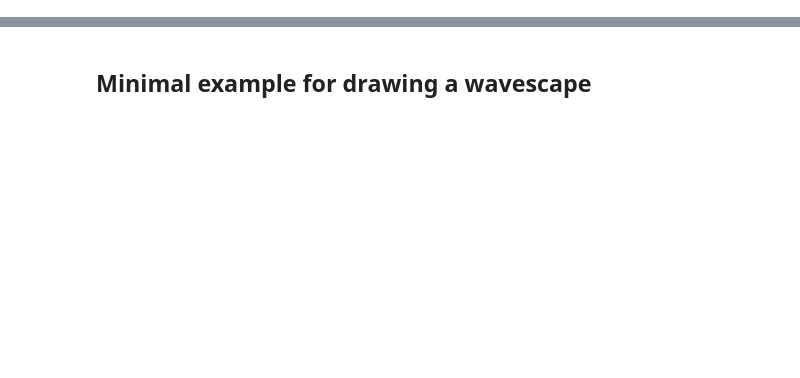
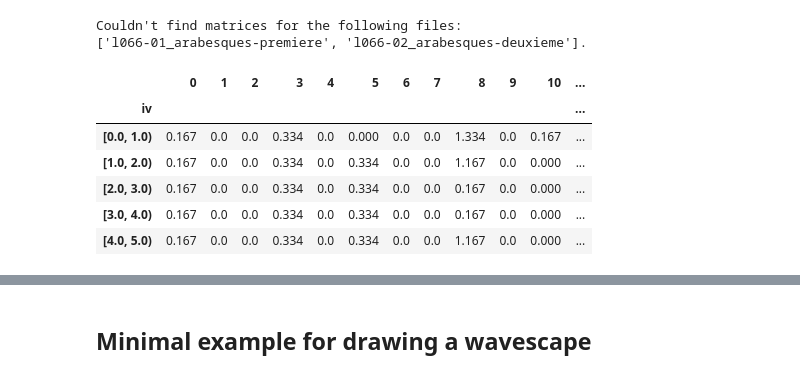
Before and after one commit to DCMLab/debussy, a Jupyter notebook: load_data.ipynb, the cells around one changed output, grey strips where cells are left out. Saved outputs shown, nothing was run; the diff lists cells and outputs as text; code cells hidden in the pictures; blank space fills up the shorter version.

```diff
--- a/load_data.ipynb
+++ b/load_data.ipynb
@@ -112,0 +26,3 @@ E.g. 'l000_etude': (284, 284, 6, 2)
+# %%
+metadata = get_metadata(DEBUSSY_REPO)
+metadata.columns
@@ -112,0 +87,14 @@ E.g. 'l000_etude': (284, 284, 6, 2)
+# %%
+pcvs = get_pcvs(DEBUSSY_REPO, pandas=True)
+test_dict_keys(pcvs, metadata)
+pcvs[EXAMPLE_FNAME].head(5)
+# %% [output]
+Couldn't find matrices for the following files:
+['l066-01_arabesques-premiere', 'l066-02_arabesques-deuxieme'].
+|  | 0 | 1 | 2 | 3 | 4 | 5 | 6 | 7 | 8 | 9 | 10 | ... |
+| iv |  |  |  |  |  |  |  |  |  |  |  | ... |
+| [0.0, 1.0) | 0.167 | 0.0 | 0.0 | 0.334 | 0.0 | 0.000 | 0.0 | 0.0 | 1.334 | 0.0 | 0.167 | ... |
+| [1.0, 2.0) | 0.167 | 0.0 | 0.0 | 0.334 | 0.0 | 0.334 | 0.0 | 0.0 | 1.167 | 0.0 | 0.000 | ... |
+| [2.0, 3.0) | 0.167 | 0.0 | 0.0 | 0.334 | 0.0 | 0.334 | 0.0 | 0.0 | 0.167 | 0.0 | 0.000 | ... |
+| [3.0, 4.0) | 0.167 | 0.0 | 0.0 | 0.334 | 0.0 | 0.334 | 0.0 | 0.0 | 0.167 | 0.0 | 0.000 | ... |
+| [4.0, 5.0) | 0.167 | 0.0 | 0.0 | 0.334 | 0.0 | 0.334 | 0.0 | 0.0 | 1.167 | 0.0 | 0.000 | ... |
```
Also changed, not shown: parts of 52 cells of this notebook, 2 other files.
